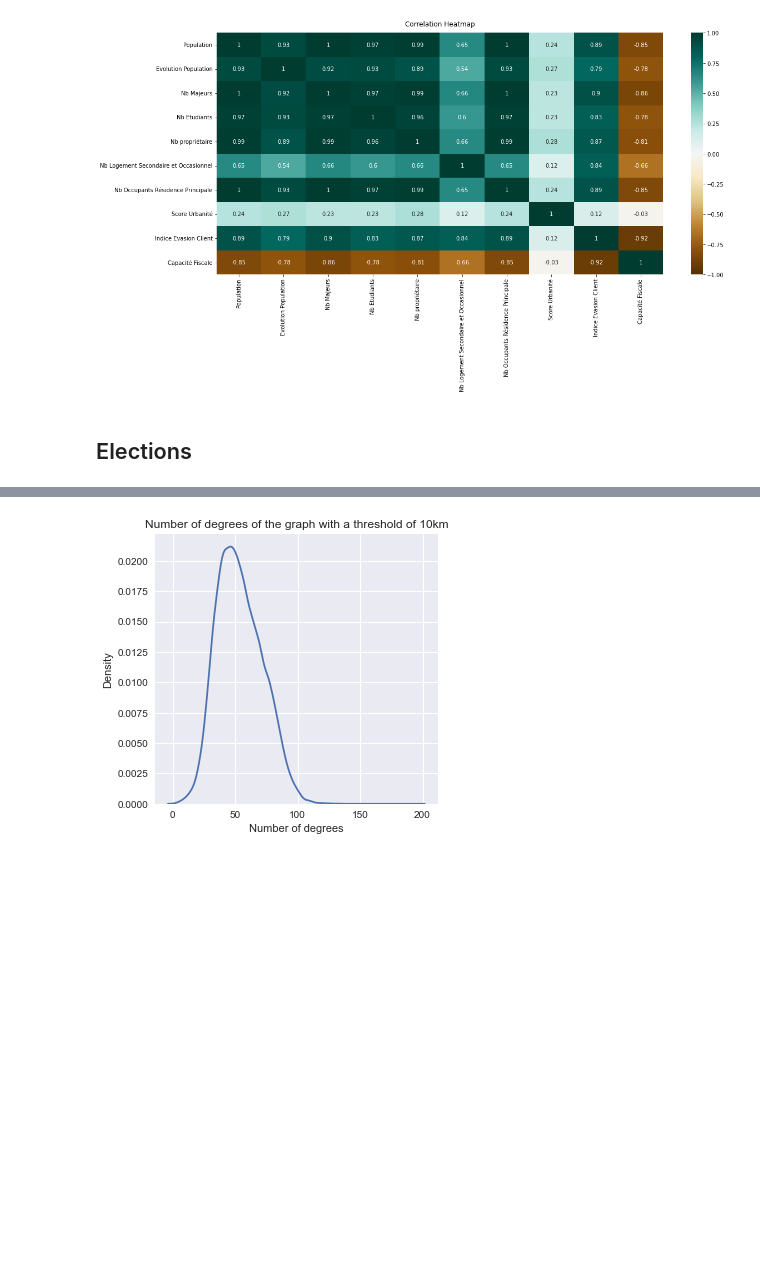
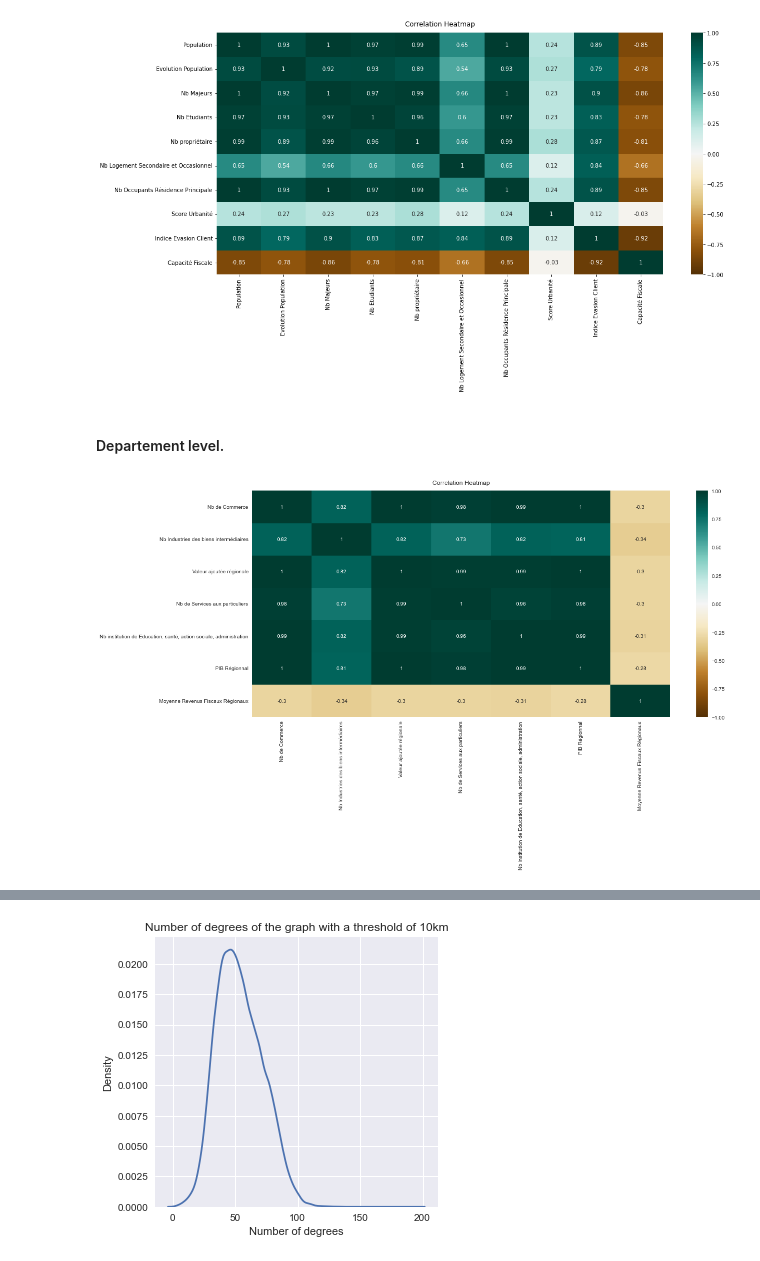
Before and after one commit to gasbas/graph-forecast-national-elections, a Jupyter notebook: French-election-prediction-challenge.ipynb, the cells around one changed output, grey strips where cells are left out. Cells and saved outputs as stored; diff of their text form; code cells hidden in the pictures; blank space fills up the shorter version.

Commit message:
figures

```diff
--- a/French-election-prediction-challenge.ipynb
+++ b/French-election-prediction-challenge.ipynb
@@ -38,5 +45,18 @@ heatmap = sns.heatmap(node_features[features_eco].corr(), vmin=-1, vmax=1, annot
 heatmap.set_title('Correlation Heatmap', fontdict={'fontsize':12}, pad=12);
 # %% [output]
 [figure]
-# %% [markdown]
-## Elections
+# %% [markdown]
+#### Departement level.
+# %%
+region_features=pd.read_csv("data/region.csv")
+# %%
+features_region = ['Nb de Commerce', 'Nb Industries des biens intermédiaires',
+       'Valeur ajoutée régionale', 'Nb de Services aux particuliers',
+       'Nb institution de Education, santé, action sociale, administration',
+       'PIB Régionnal', 'Moyenne Revenus Fiscaux Régionaux']
+# %%
+plt.figure(figsize=(18, 8))
+heatmap = sns.heatmap(region_features[features_region].corr(), vmin=-1, vmax=1, annot=True,cmap='BrBG')
+heatmap.set_title('Correlation Heatmap', fontdict={'fontsize':12}, pad=12);
+# %% [output]
+[figure, added]
```
Also changed, not shown: parts of 14 cells of this notebook, 6 other files.
